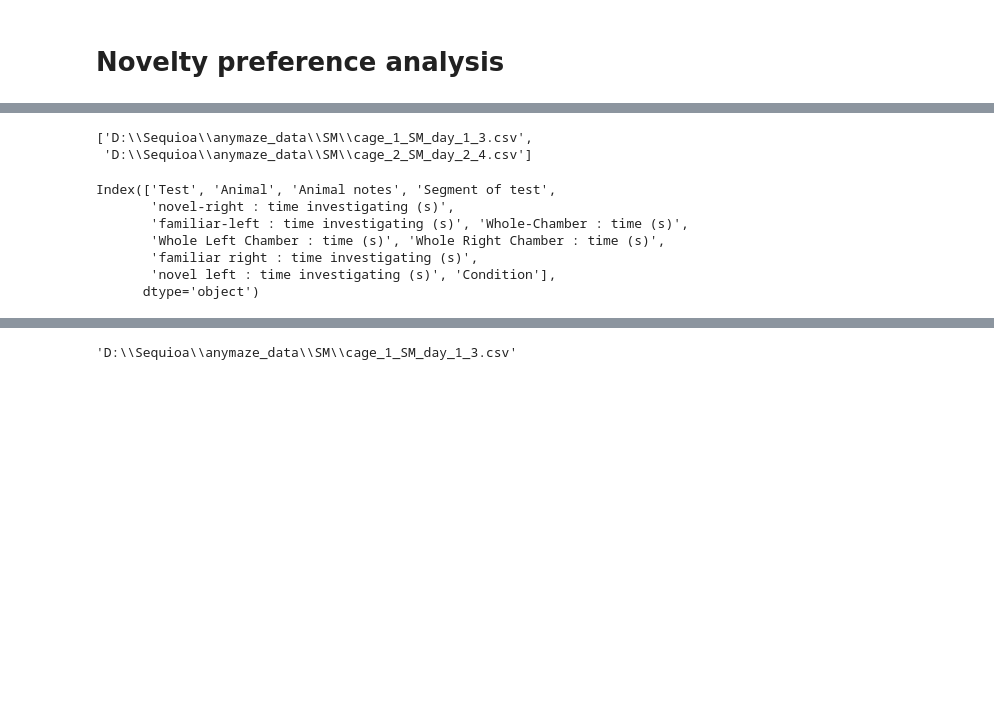
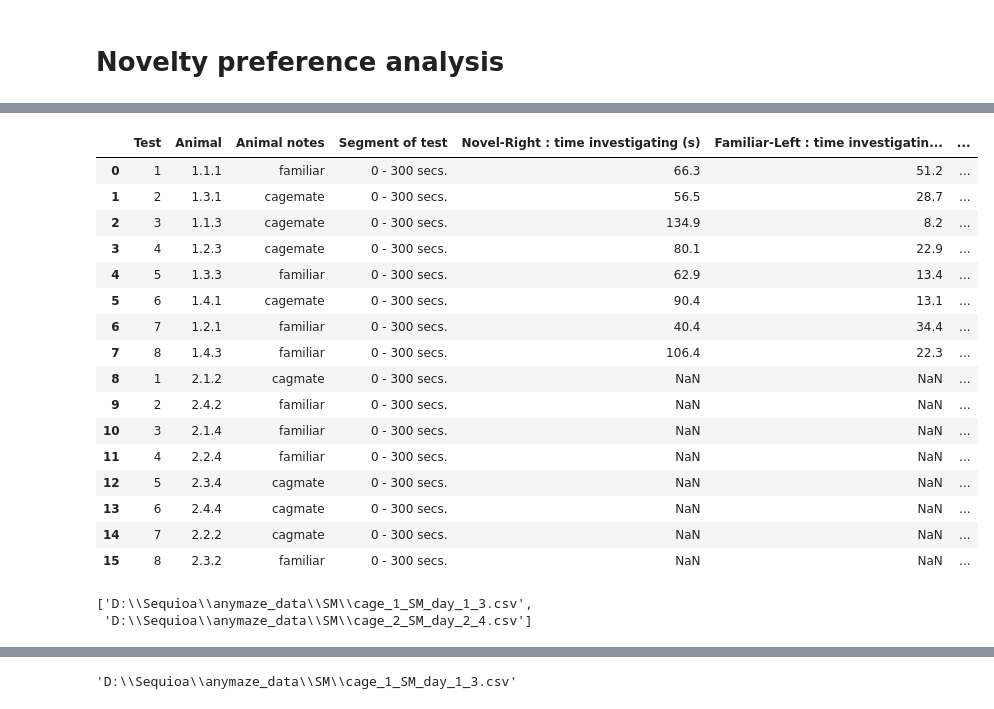
Before and after one commit to tomHep10/diff_fam_social_memory_ephys, a Jupyter notebook: sequioa/CD1M_SM_pilot1.ipynb, the cells around one changed output, grey strips where cells are left out. Drawn from its saved outputs; the diff is of its cells as text; code cells hidden in the pictures; blank space fills up the shorter version.

```diff
--- a/sequioa/CD1M_SM_pilot1.ipynb
+++ b/sequioa/CD1M_SM_pilot1.ipynb
@@ -231,0 +277,27 @@ KeyError: 8
+# %%
+# Read in the first CSV file
+df1 = pd.read_csv('D:\\Sequioa\\anymaze_data\\SM\\cage_1_SM_day_1_3.csv')  # Replace "path_to_your_first_csv_file.csv" with the actual path
+
+# Read in the second CSV file
+df2 = pd.read_csv('D:\\Sequioa\\anymaze_data\\SM\\cage_2_SM_day_2_4.csv')  # Replace "path_to_your_second_csv_file.csv" with the actual path
+
+# Rename columns in the first dataframe
+df1 = df1.rename(columns={
+    'Novel-Right : time investigating (s)': 'Novel',
+    'Familiar-Left : time investigating (s)': 'Familiar'
+})
+
+# Rename columns in the second dataframe
+df2 = df2.rename(columns={
+    'Novel Left : time investigating (s)': 'Novel',
+    'Familiar Right : time investigating (s)': 'Familiar'
+})
+
+# Concatenate the dataframes
+sm_df = pd.concat([df1, df2])
+
+# Reset the index
+sm_df = combined_df.reset_index(drop=True)
+
+# Print the combined dataframe
+print(combined_df)
@@ -232,3 +322,23 @@ KeyError: 8
+# %%
+sm_df
+# %% [output]
+|  | Test | Animal | Animal notes | Segment of test | Novel-Right : time investigating (s) | Familiar-Left : time investigatin... | ... |
+| 0 | 1 | 1.1.1 | familiar | 0 - 300 secs. | 66.3 | 51.2 | ... |
+| 1 | 2 | 1.3.1 | cagemate | 0 - 300 secs. | 56.5 | 28.7 | ... |
+| 2 | 3 | 1.1.3 | cagemate | 0 - 300 secs. | 134.9 | 8.2 | ... |
+| 3 | 4 | 1.2.3 | cagemate | 0 - 300 secs. | 80.1 | 22.9 | ... |
+| 4 | 5 | 1.3.3 | familiar | 0 - 300 secs. | 62.9 | 13.4 | ... |
+| 5 | 6 | 1.4.1 | cagemate | 0 - 300 secs. | 90.4 | 13.1 | ... |
+| 6 | 7 | 1.2.1 | familiar | 0 - 300 secs. | 40.4 | 34.4 | ... |
+| 7 | 8 | 1.4.3 | familiar | 0 - 300 secs. | 106.4 | 22.3 | ... |
+| 8 | 1 | 2.1.2 | cagmate | 0 - 300 secs. | NaN | NaN | ... |
+| 9 | 2 | 2.4.2 | familiar | 0 - 300 secs. | NaN | NaN | ... |
+| 10 | 3 | 2.1.4 | familiar | 0 - 300 secs. | NaN | NaN | ... |
+| 11 | 4 | 2.2.4 | familiar | 0 - 300 secs. | NaN | NaN | ... |
+| 12 | 5 | 2.3.4 | cagmate | 0 - 300 secs. | NaN | NaN | ... |
+| 13 | 6 | 2.4.4 | cagmate | 0 - 300 secs. | NaN | NaN | ... |
+| 14 | 7 | 2.2.2 | cagmate | 0 - 300 secs. | NaN | NaN | ... |
+| 15 | 8 | 2.3.2 | familiar | 0 - 300 secs. | NaN | NaN | ... |
 # %%
 # Set the path to the folder containing your Excel files
 folder_path = glob.glob(r"D:\Sequioa\anymaze_data\SM\cage*.csv")
@@ -237,13 +347,3 @@ folder_path
 # %% [output]
 ['D:\\Sequioa\\anymaze_data\\SM\\cage_1_SM_day_1_3.csv',
  'D:\\Sequioa\\anymaze_data\\SM\\cage_2_SM_day_2_4.csv']
-# %%
-sm.columns
-# %% [output]
-Index(['Test', 'Animal', 'Animal notes', 'Segment of test',
-       'novel-right : time investigating (s)',
-       'familiar-left : time investigating (s)', 'Whole-Chamber : time (s)',
-       'Whole Left Chamber : time (s)', 'Whole Right Chamber : time (s)',
-       'familiar right : time investigating (s)',
-       'novel left : time investigating (s)', 'Condition'],
-      dtype='object')
```
Also changed, not shown: parts of 15 cells of this notebook.
